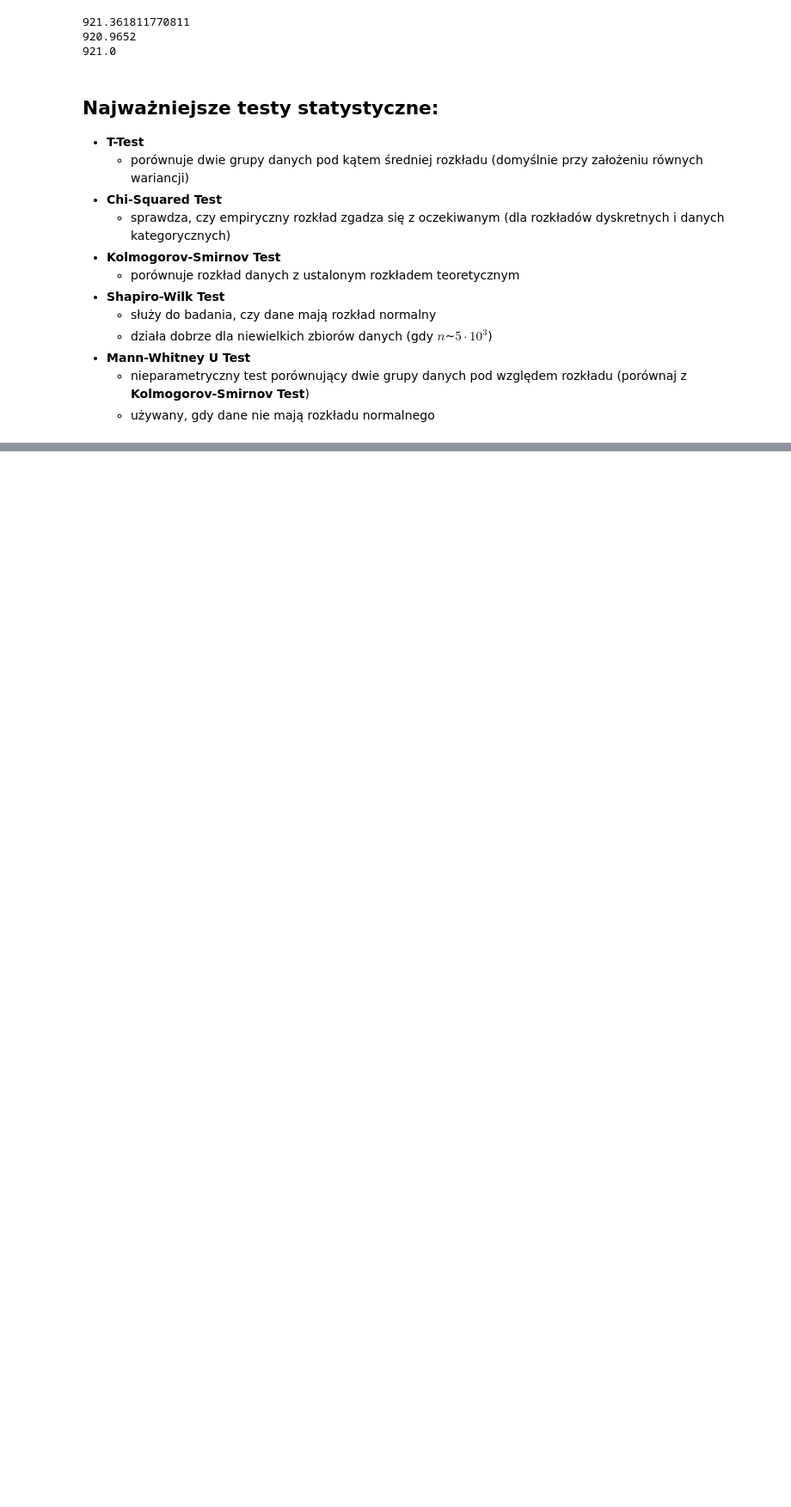
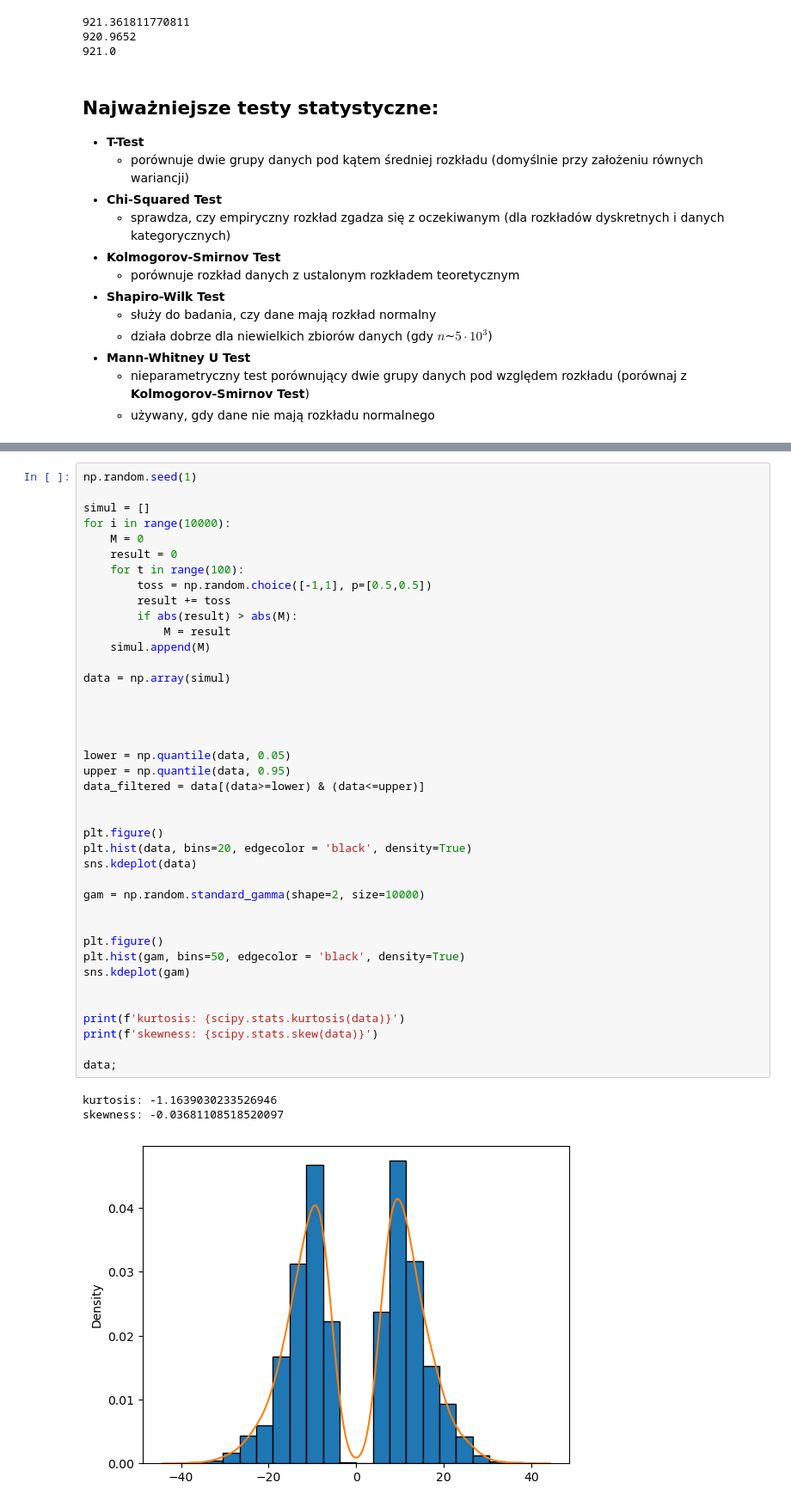
Before and after one commit to orange-cat-programmer/MPSI_2024-25, a Jupyter notebook: lekcja_rozklady/rozklady.ipynb, the cells around one changed output, grey strips where cells are left out. Shown at 86% size. Drawn from its saved outputs; the diff is of its cells as text; blank space fills up the shorter version.

```diff
--- a/lekcja_rozklady/rozklady.ipynb
+++ b/lekcja_rozklady/rozklady.ipynb
@@ -539,0 +644,44 @@ print(p)
+# %%
+np.random.seed(1)
+
+simul = []
+for i in range(10000):
+    M = 0
+    result = 0
+    for t in range(100):
+        toss = np.random.choice([-1,1], p=[0.5,0.5])
+        result += toss
+        if abs(result) > abs(M):
+            M = result
+    simul.append(M)
+
+data = np.array(simul)
+
+
+
+
+lower = np.quantile(data, 0.05)
+upper = np.quantile(data, 0.95)
+data_filtered = data[(data>=lower) & (data<=upper)]
+
+
+plt.figure()
+plt.hist(data, bins=20, edgecolor = 'black', density=True)
+sns.kdeplot(data)
+
+gam = np.random.standard_gamma(shape=2, size=10000)
+
+
+plt.figure()
+plt.hist(gam, bins=50, edgecolor = 'black', density=True)
+sns.kdeplot(gam)
+
+
+print(f'kurtosis: {scipy.stats.kurtosis(data)}')
+print(f'skewness: {scipy.stats.skew(data)}')
+
+data;
+# %% [output]
+kurtosis: -1.1639030233526946
+skewness: -0.03681108518520097
+[figure, added]
```
Also changed, not shown: parts of 18 cells of this notebook.
